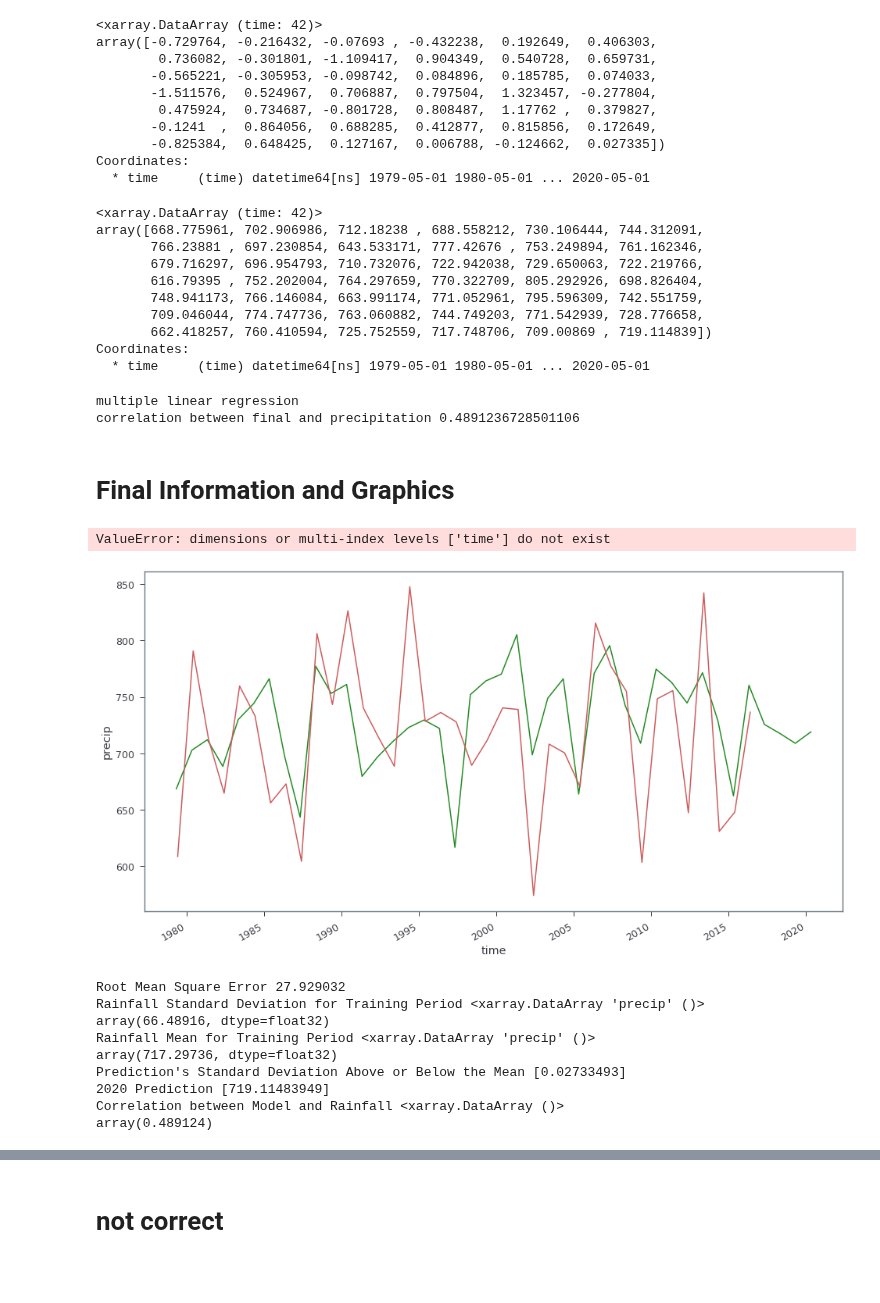
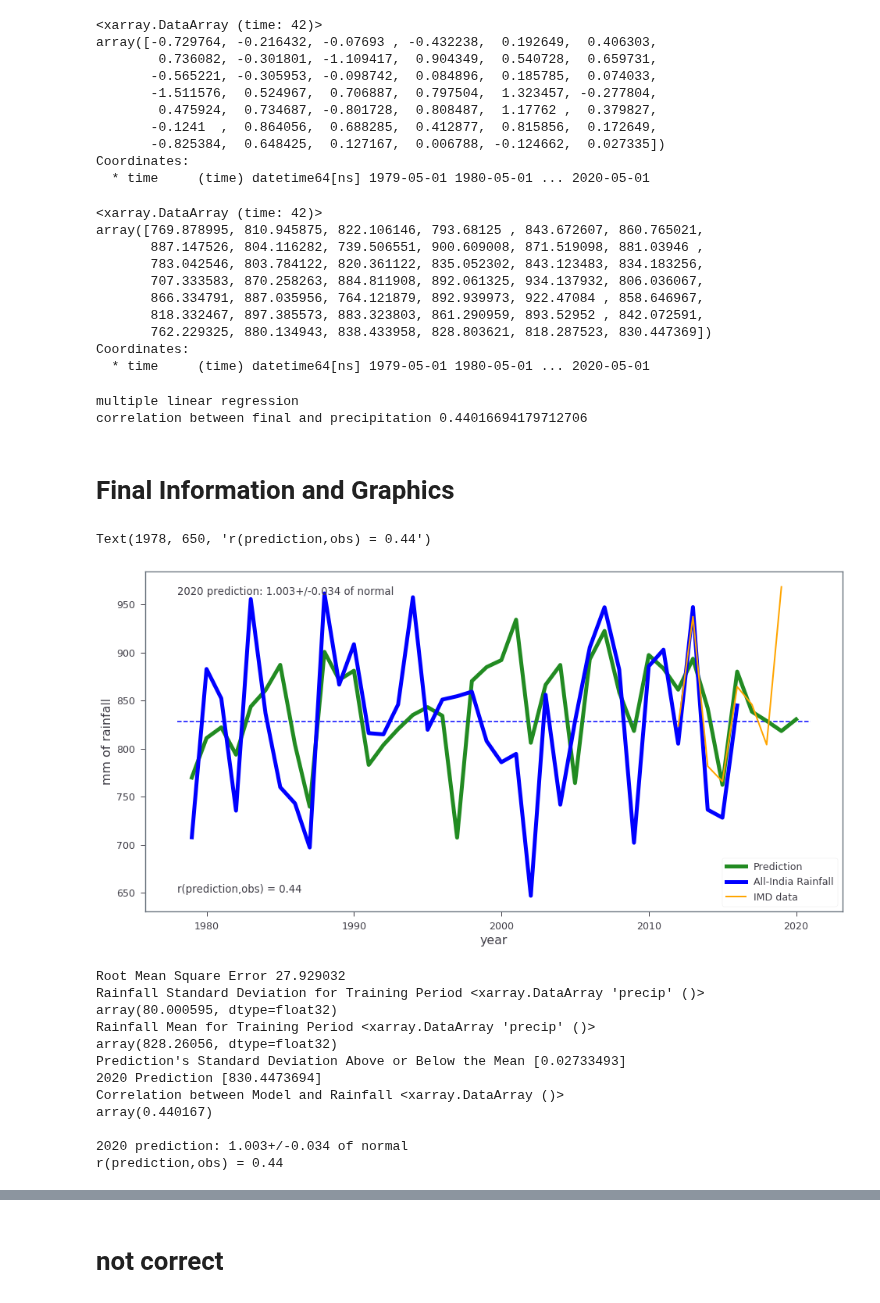
Before and after one commit to medhap02/AllIndiaRainfall, a Jupyter notebook: src/NewModel2020Predictions.ipynb, the cells around one changed output, grey strips where cells are left out. Drawn from its saved outputs; the diff is of its cells as text; code cells hidden in the pictures; blank space fills up the shorter version.

Commit message:
corrected precipitationd data

```diff
--- a/src/NewModel2020Predictions.ipynb
+++ b/src/NewModel2020Predictions.ipynb
@@ -78,11 +78,11 @@ airi_dat['time'] = pd.date_range(start=reference_date, periods=airi_dat.sizes['t
 precip = airi_dat['precip']
 # %%
 precip_full = precip.sel(time=slice('1979-01-01','2020-12-31'))
-#precip_full = precip
-junes = np.arange(5,457,12)
-julys = np.arange(6,457,12)
-augusts = np.arange(7,457, 12)
-septembers = np.arange(8,457,12)
+precip_full = precip
+junes = np.arange(5,1752,12)
+julys = np.arange(6,1752,12)
+augusts = np.arange(7,1752, 12)
+septembers = np.arange(8,1752,12)
 precip_june = precip_full[junes]
 precip_july = precip_full[julys]
 precip_august = precip_full[augusts]
@@ -93,6 +93,7 @@ precip_august.time.data = precip_june.time.data
 precip_september.time.data = precip_june.time.data
 
 precip_jjas = (precip_june + precip_july + precip_august + precip_september)
+precip_jjas = precip_jjas.sel(time=slice('1979-01-01','2020-12-31'))
 print(precip_jjas)
 # %% [output]
 <xarray.DataArray 'precip' (time: 38)>
@@ -438,13 +439,13 @@ final = (AIRI * rainfallstd) + rainfallmean
 print(final)
 # %% [output]
 <xarray.DataArray (time: 42)>
-array([668.775961, 702.906986, 712.18238 , 688.558212, 730.106444, 744.312091,
-       766.23881 , 697.230854, 643.533171, 777.42676 , 753.249894, 761.162346,
-       679.716297, 696.954793, 710.732076, 722.942038, 729.650063, 722.219766,
-       616.79395 , 752.202004, 764.297659, 770.322709, 805.292926, 698.826404,
-       748.941173, 766.146084, 663.991174, 771.052961, 795.596309, 742.551759,
-       709.046044, 774.747736, 763.060882, 744.749203, 771.542939, 728.776658,
-       662.418257, 760.410594, 725.752559, 717.748706, 709.00869 , 719.114839])
+array([769.878995, 810.945875, 822.106146, 793.68125 , 843.672607, 860.765021,
+       887.147526, 804.116282, 739.506551, 900.609008, 871.519098, 881.03946 ,
+       783.042546, 803.784122, 820.361122, 835.052302, 843.123483, 834.183256,
+       707.333583, 870.258263, 884.811908, 892.061325, 934.137932, 806.036067,
+       866.334791, 887.035956, 764.121879, 892.939973, 922.47084 , 858.646967,
+       818.332467, 897.385573, 883.323803, 861.290959, 893.52952 , 842.072591,
+       762.229325, 880.134943, 838.433958, 828.803621, 818.287523, 830.447369])
 Coordinates:
   * time     (time) datetime64[ns] 1979-05-01 1980-05-01 ... 2020-05-01
 # %%
@@ -455,23 +456,34 @@ print("multiple linear regression")
 print("correlation between final and precipitation", finalcorrelation.data)
 # %% [output]
 multiple linear regression
-correlation between final and precipitation 0.4891236728501106
+correlation between final and precipitation 0.44016694179712706
+# %%
+modelyears = []
+for x in range(42):
+    modelyears.append(x+1979)
+modelyears2 = []
+for x in range(38):
+    modelyears2.append(x+1979)
 # %% [markdown]
 # Final Information and Graphics
 # %%
 #print("2020 prediction", final.sel(time = slice('2020-05-01', '2020-05-01')))
 plt.figure(figsize=(16,8))
 plt.title('1979 - 2020 predictions', fontsize = 'xx-large')
-final.plot(label = 'ERA5', color = 'forestgreen')
-precip_jjas.plot(label = 'All-India Rainfall', color = 'indianred')
-pIITMJJAS.sel(year=slice('1979','2020')).plot(linewidth=2,color='magenta',label='IITM data')
+plt.plot(modelyears, final, label = 'Prediction', color = 'forestgreen',linewidth=5)
+plt.plot(modelyears2, precip_jjas, label = 'All-India Rainfall', color = 'blue',linewidth=5)
+#pIITMJJAS.sel(year=slice('1979','2020')).plot(linewidth=2,color='magenta',label='IITM data')
 pIMDJJASupdate.sel(year=slice('1979','2020')).plot(linewidth=2,color='orange',label='IMD data')
+plt.hlines(rainfallmean,1978,2021,linestyles='dashed',colors='blue')
+
 plt.xlabel('year', fontsize = 'large')
 plt.ylabel('mm of rainfall', fontsize = 'large')
 plt.legend(loc='lower right')
+plt.text(1978,960,predictiontxt)
+plt.text(1978,650,correlationtxt)
 # %% [output]
-ValueError: dimensions or multi-index levels ['time'] do not exist
+Text(1978, 650, 'r(prediction,obs) = 0.44')
-[figure, old version]
+[figure, new version]
 # %%
 rmse = 27.929032
 print("Root Mean Square Error", rmse)
@@ -482,13 +494,24 @@ print("Prediction's Standard Deviation Above or Below the Mean", airivalue)
 prediction2020 = final.sel(time = slice('2020-05-01', '2020-05-01')).data
 print("2020 Prediction", prediction2020)
 print("Correlation between Model and Rainfall", finalcorrelation)
+
+print()
+prediction = (prediction2020[0]/rainfallmean)
+bounds = (rmse/rainfallmean)
+predictiontxt = ('2020 prediction: '+"{:0.3f}".format(prediction.data)+ "+/-"+ "{:0.3f}".format(bounds.data)+ " of normal")
+print(predictiontxt)
+correlationtxt = ('r(prediction,obs) = '+"{:0.2f}".format(finalcorrelation.data))
+print(correlationtxt)
 # %% [output]
 Root Mean Square Error 27.929032
 Rainfall Standard Deviation for Training Period <xarray.DataArray 'precip' ()>
-array(66.48916, dtype=float32)
+array(80.000595, dtype=float32)
 Rainfall Mean for Training Period <xarray.DataArray 'precip' ()>
-array(717.29736, dtype=float32)
+array(828.26056, dtype=float32)
 Prediction's Standard Deviation Above or Below the Mean [0.02733493]
-2020 Prediction [719.11483949]
+2020 Prediction [830.4473694]
 Correlation between Model and Rainfall <xarray.DataArray ()>
-array(0.489124)
+array(0.440167)
+
+2020 prediction: 1.003+/-0.034 of normal
+r(prediction,obs) = 0.44
```
Also changed, not shown: parts of 5 cells of this notebook.
